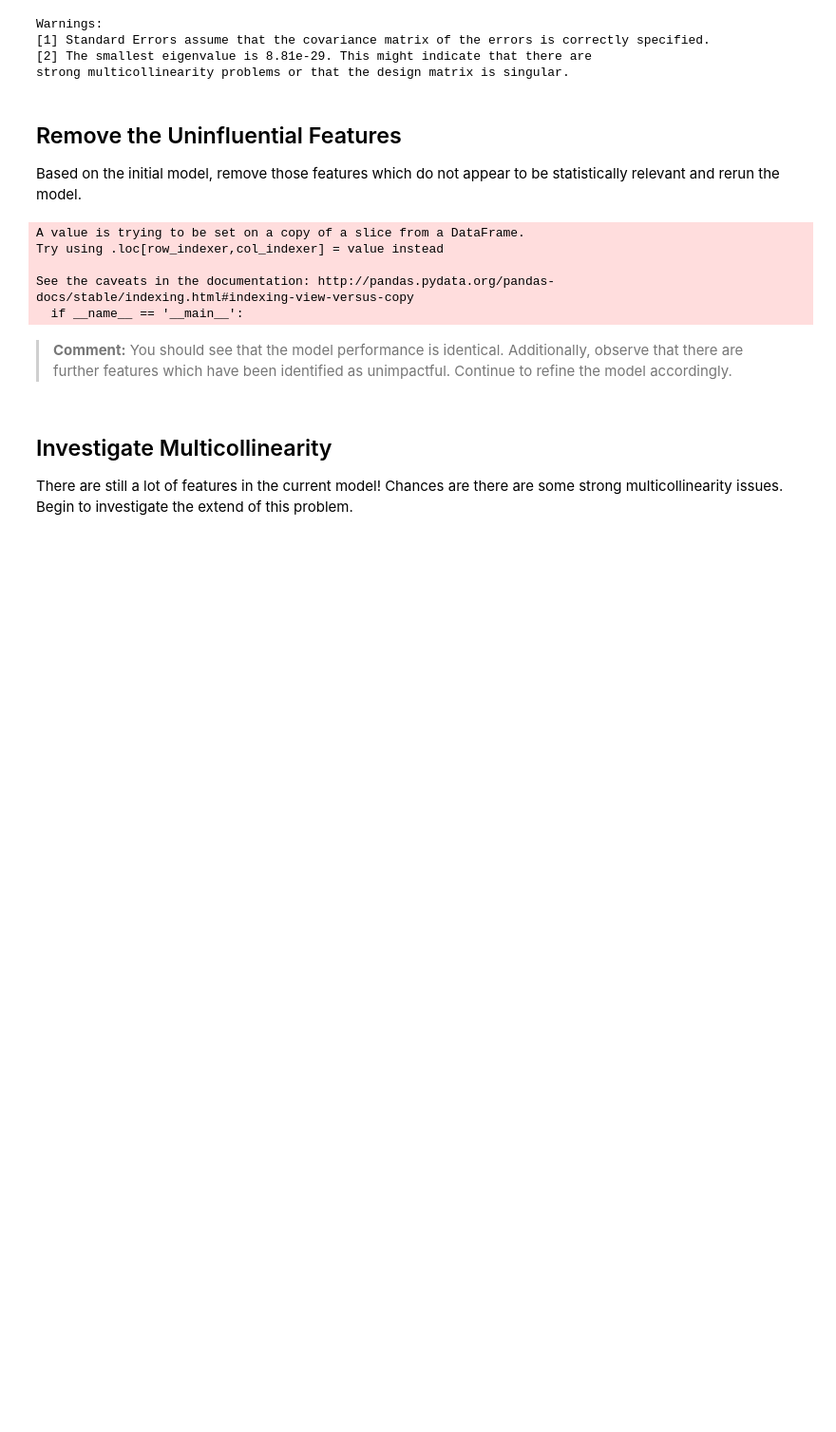
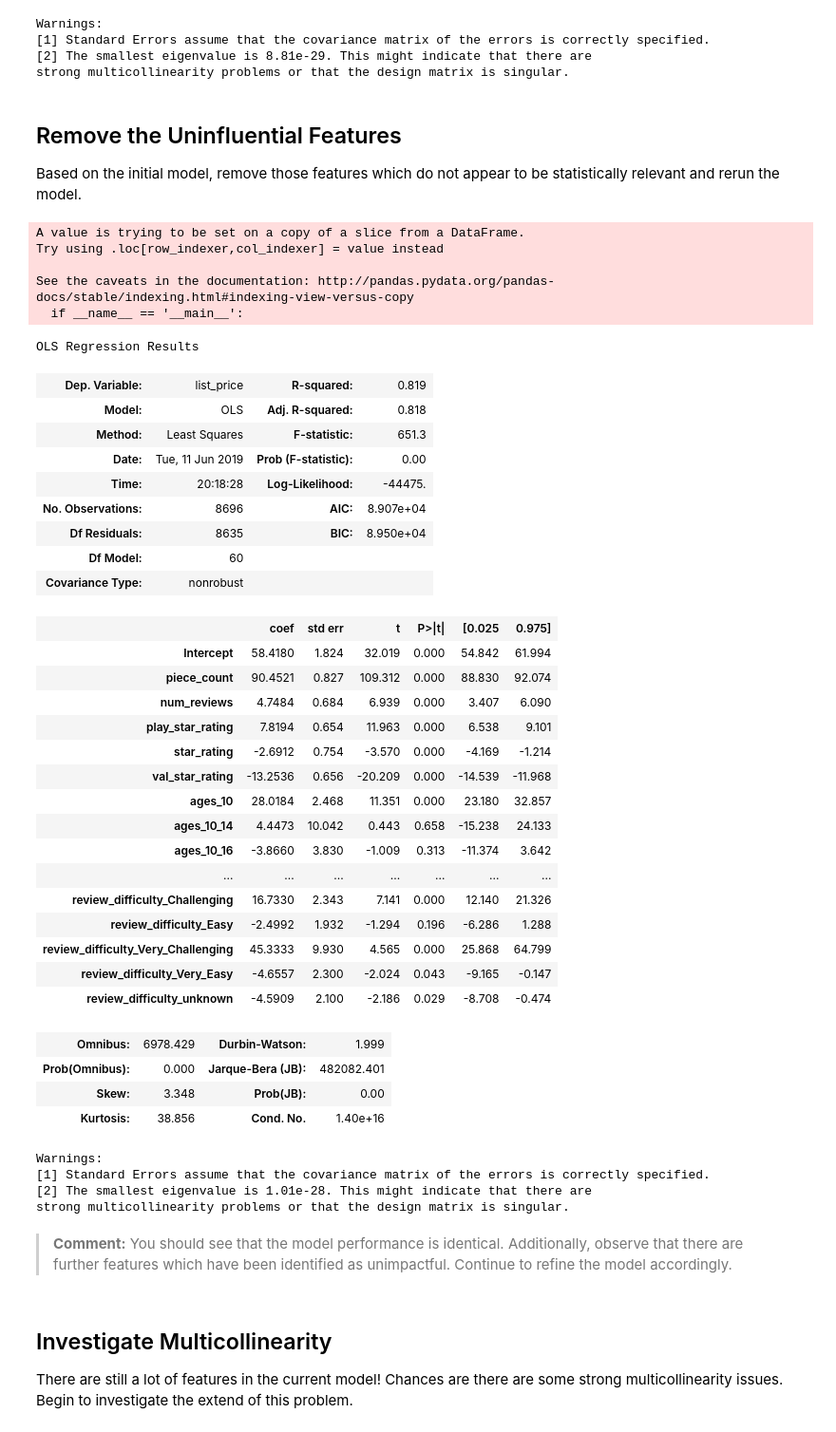
Before and after one commit to ortsed/dsc-modeling-your-data-lab-dc-ds-career-042219, a Jupyter notebook: index.ipynb, the cells around one changed output. Shown at 95% size. Drawn from its saved outputs; the diff is of its cells as text; code cells hidden in the pictures; blank space fills up the shorter version.

```diff
--- a/index.ipynb
+++ b/index.ipynb
@@ -124,7 +124,42 @@ Try using .loc[row_indexer,col_indexer] = value instead
 See the caveats in the documentation: http://pandas.pydata.org/pandas-docs/stable/indexing.html#indexing-view-versus-copy
   if __name__ == '__main__':
 # %%
-model.summ
+model.summary()
+# %% [output]
+OLS Regression Results
+| Dep. Variable: | list_price | R-squared: | 0.819 |
+| Model: | OLS | Adj. R-squared: | 0.818 |
+| Method: | Least Squares | F-statistic: | 651.3 |
+| Date: | Tue, 11 Jun 2019 | Prob (F-statistic): | 0.00 |
+| Time: | 20:18:28 | Log-Likelihood: | -44475. |
+| No. Observations: | 8696 | AIC: | 8.907e+04 |
+| Df Residuals: | 8635 | BIC: | 8.950e+04 |
+| Df Model: | 60 |  |  |
+| Covariance Type: | nonrobust |  |  |
+|  | coef | std err | t | P>|t| | [0.025 | 0.975] |
+| Intercept | 58.4180 | 1.824 | 32.019 | 0.000 | 54.842 | 61.994 |
+| piece_count | 90.4521 | 0.827 | 109.312 | 0.000 | 88.830 | 92.074 |
+| num_reviews | 4.7484 | 0.684 | 6.939 | 0.000 | 3.407 | 6.090 |
+| play_star_rating | 7.8194 | 0.654 | 11.963 | 0.000 | 6.538 | 9.101 |
+| star_rating | -2.6912 | 0.754 | -3.570 | 0.000 | -4.169 | -1.214 |
+| val_star_rating | -13.2536 | 0.656 | -20.209 | 0.000 | -14.539 | -11.968 |
+| ages_10 | 28.0184 | 2.468 | 11.351 | 0.000 | 23.180 | 32.857 |
+| ages_10_14 | 4.4473 | 10.042 | 0.443 | 0.658 | -15.238 | 24.133 |
+| ages_10_16 | -3.8660 | 3.830 | -1.009 | 0.313 | -11.374 | 3.642 |
+| ... | ... | ... | ... | ... | ... | ... |
+| review_difficulty_Challenging | 16.7330 | 2.343 | 7.141 | 0.000 | 12.140 | 21.326 |
+| review_difficulty_Easy | -2.4992 | 1.932 | -1.294 | 0.196 | -6.286 | 1.288 |
+| review_difficulty_Very_Challenging | 45.3333 | 9.930 | 4.565 | 0.000 | 25.868 | 64.799 |
+| review_difficulty_Very_Easy | -4.6557 | 2.300 | -2.024 | 0.043 | -9.165 | -0.147 |
+| review_difficulty_unknown | -4.5909 | 2.100 | -2.186 | 0.029 | -8.708 | -0.474 |
+| Omnibus: | 6978.429 | Durbin-Watson: | 1.999 |
+| Prob(Omnibus): | 0.000 | Jarque-Bera (JB): | 482082.401 |
+| Skew: | 3.348 | Prob(JB): | 0.00 |
+| Kurtosis: | 38.856 | Cond. No. | 1.40e+16 |
+Warnings:
+[1] Standard Errors assume that the covariance matrix of the errors is correctly specified.
+[2] The smallest eigenvalue is 1.01e-28. This might indicate that there are
+strong multicollinearity problems or that the design matrix is singular.
 # %% [markdown]
 > **Comment:** You should see that the model performance is identical. Additionally, observe that there are further features which have been identified as unimpactful. Continue to refine the model accordingly.
 # %%
```
